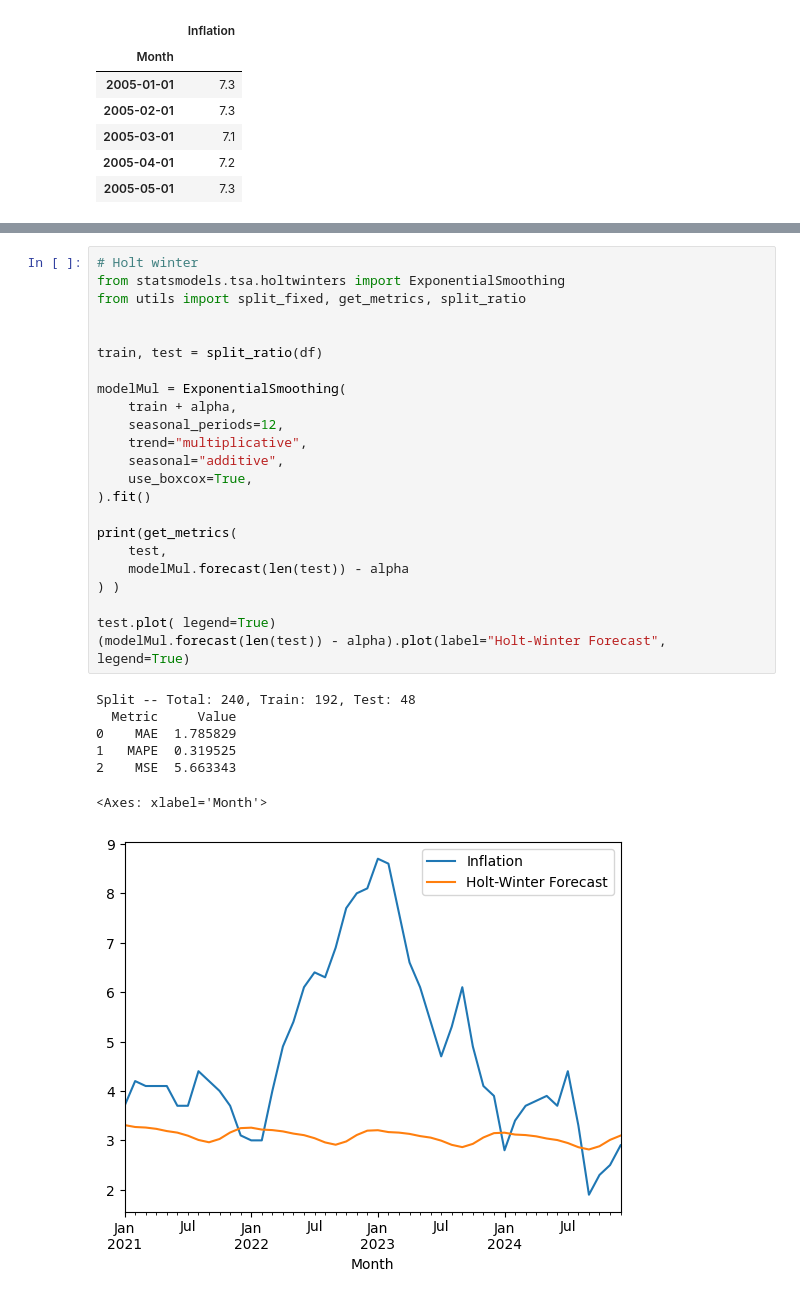
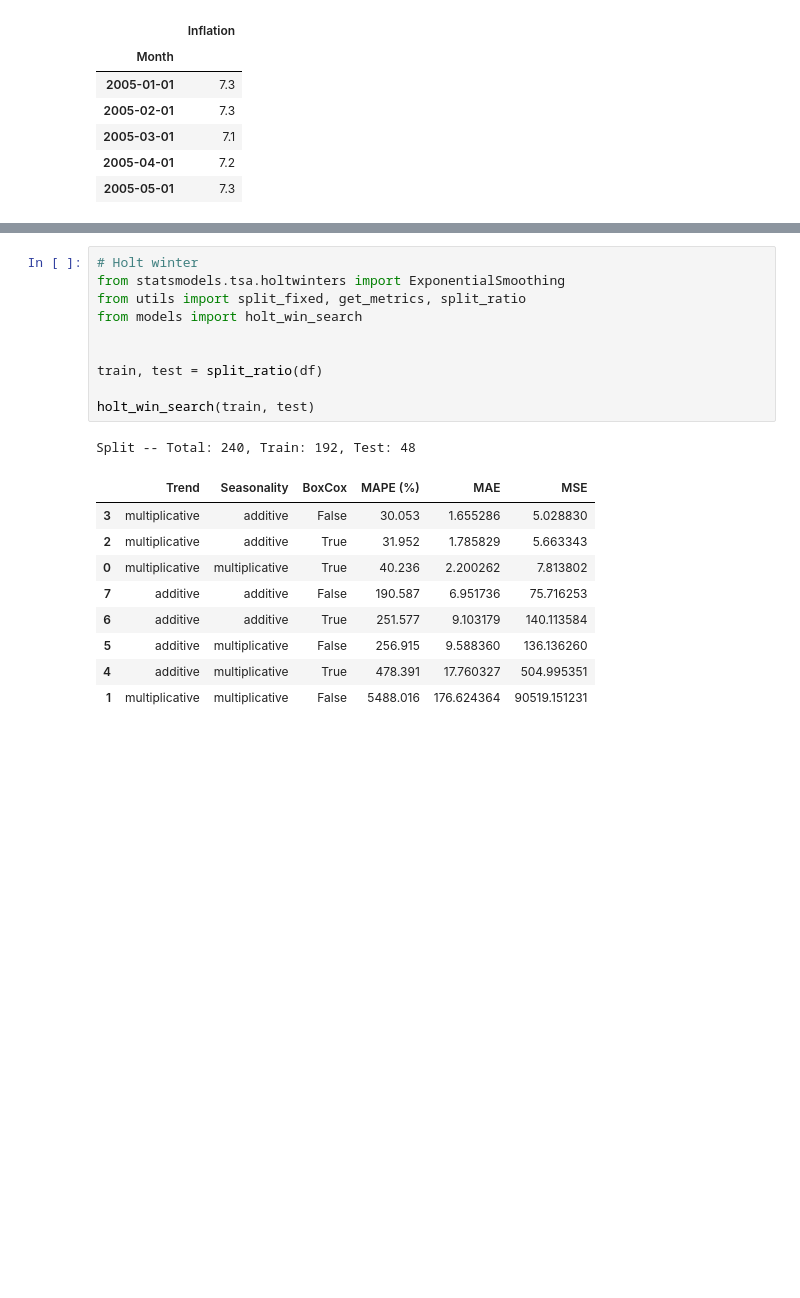
Before and after one commit to niceWizzard/mathmod_proj, a Jupyter notebook: inflation_holtwinter.ipynb, the cells around one changed output, grey strips where cells are left out. Saved outputs shown, nothing was run; the diff lists cells and outputs as text; blank space fills up the shorter version.

```diff
--- a/inflation_holtwinter.ipynb
+++ b/inflation_holtwinter.ipynb
@@ -28,33 +16,23 @@ alpha = df.min().iloc[0] + 1
 # %%
 # Holt winter
 from statsmodels.tsa.holtwinters import ExponentialSmoothing
 from utils import split_fixed, get_metrics, split_ratio
+from models import holt_win_search
 
 
 train, test = split_ratio(df)
 
-modelMul = ExponentialSmoothing(
-    train + alpha,
-    seasonal_periods=12,
-    trend="multiplicative",
-    seasonal="additive",
-    use_boxcox=True,
-).fit()
-
-print(get_metrics(
-    test,
-    modelMul.forecast(len(test)) - alpha
-) )
-
-test.plot( legend=True)
-(modelMul.forecast(len(test)) - alpha).plot(label="Holt-Winter Forecast", legend=True)
+holt_win_search(train, test)
 # %% [output]
 Split -- Total: 240, Train: 192, Test: 48
-  Metric     Value
-0    MAE  1.785829
-1   MAPE  0.319525
-2    MSE  5.663343
-<Axes: xlabel='Month'>
-[figure, removed]
+|  | Trend | Seasonality | BoxCox | MAPE (%) | MAE | MSE |
+| 3 | multiplicative | additive | False | 30.053 | 1.655286 | 5.028830 |
+| 2 | multiplicative | additive | True | 31.952 | 1.785829 | 5.663343 |
+| 0 | multiplicative | multiplicative | True | 40.236 | 2.200262 | 7.813802 |
+| 7 | additive | additive | False | 190.587 | 6.951736 | 75.716253 |
+| 6 | additive | additive | True | 251.577 | 9.103179 | 140.113584 |
+| 5 | additive | multiplicative | False | 256.915 | 9.588360 | 136.136260 |
+| 4 | additive | multiplicative | True | 478.391 | 17.760327 | 504.995351 |
+| 1 | multiplicative | multiplicative | False | 5488.016 | 176.624364 | 90519.151231 |
 # %%
 # Apply to whole data
```
Also changed, not shown: parts of 2 cells of this notebook, 2 other files.
